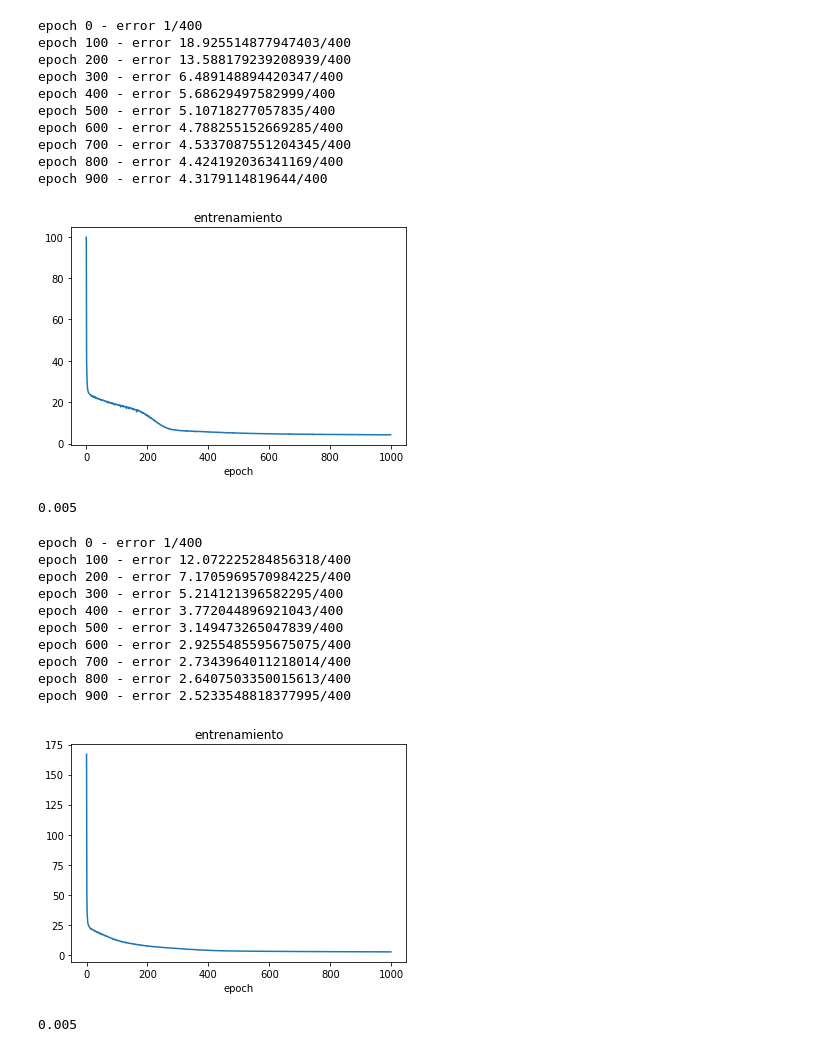
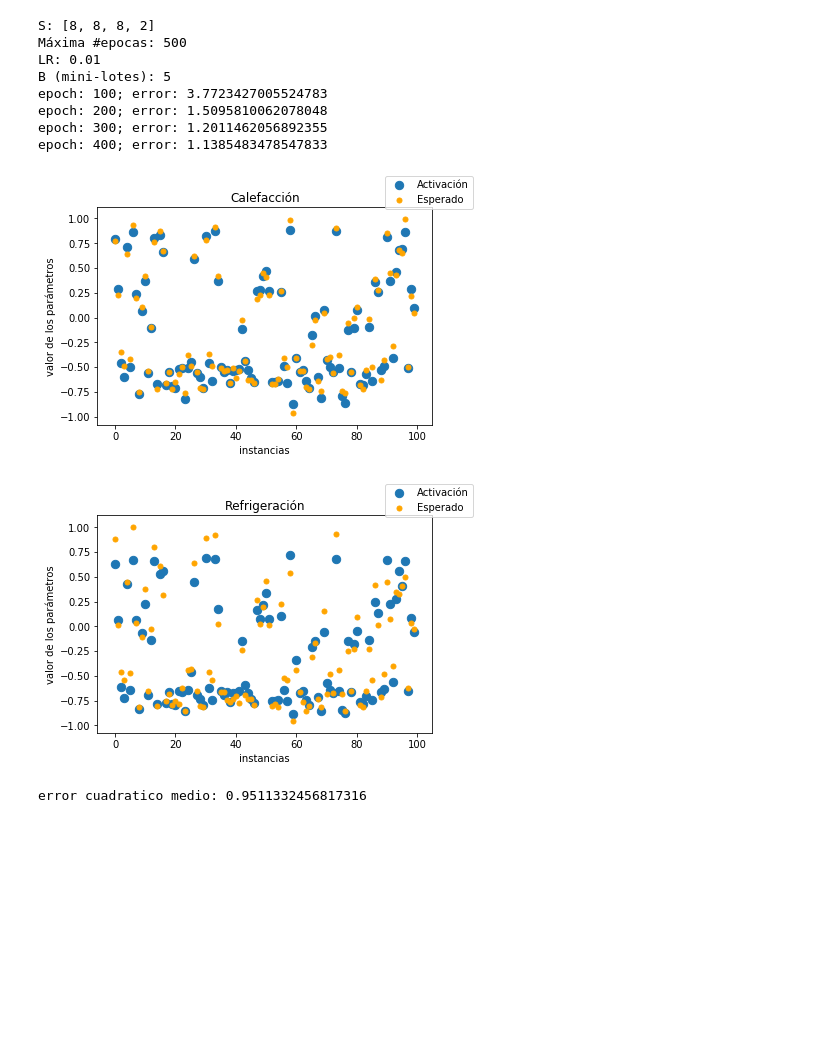
Before and after one commit to joaconafta/RedNeu-TP1, a Jupyter notebook: exp_ej2.ipynb, the cells around one changed output. Saved outputs shown, nothing was run; the diff lists cells and outputs as text; code cells hidden in the pictures; blank space fills up the shorter version.

Commit message:
fixes plots and test ej2

```diff
--- a/exp_ej2.ipynb
+++ b/exp_ej2.ipynb
@@ -11,44 +11,23 @@ def targetNormalize(target_data):
 
 model = Model('./dataset/tp1_ej2_training.csv', (0, 8), (8, 10), targetNormalize)
 # %%
-model.exp(
-    [8, 7, 4, 2],
-    1000,
+errors = model.exp_2(
+    [8, 8, 8, 2],
+    500,
     0.01,
     (0, 400),
-    (400, 500)
+    (400, 500),
+    5
 )
 # %% [output]
-epoch 0 - error 1/400
-epoch 100 - error 18.925514877947403/400
-epoch 200 - error 13.588179239208939/400
-epoch 300 - error 6.489148894420347/400
-epoch 400 - error 5.68629497582999/400
-epoch 500 - error 5.10718277057835/400
-epoch 600 - error 4.788255152669285/400
-epoch 700 - error 4.5337087551204345/400
-epoch 800 - error 4.424192036341169/400
-epoch 900 - error 4.3179114819644/400
+S: [8, 8, 8, 2]
+Máxima #epocas: 500
+LR: 0.01
+B (mini-lotes): 5
+epoch: 100; error: 3.7723427005524783
+epoch: 200; error: 1.5095810062078048
+epoch: 300; error: 1.2011462056892355
+epoch: 400; error: 1.1385483478547833
-[figure, old version]
+[figure, new version]
+[figure, added]
-0.005
+error cuadratico medio: 0.9511332456817316
-# %%
-model.exp(
-    [8, 20, 2],
-    1000,
-    0.01,
-    (0, 400),
-    (400, 500)
-)
-# %% [output]
-epoch 0 - error 1/400
-epoch 100 - error 12.072225284856318/400
-epoch 200 - error 7.1705969570984225/400
-epoch 300 - error 5.214121396582295/400
-epoch 400 - error 3.772044896921043/400
-epoch 500 - error 3.149473265047839/400
-epoch 600 - error 2.9255485595675075/400
-epoch 700 - error 2.7343964011218014/400
-epoch 800 - error 2.6407503350015613/400
-epoch 900 - error 2.5233548818377995/400
-[figure, removed]
-0.005
```
Also changed, not shown: parts of 1 cell of this notebook, 2 other files.
